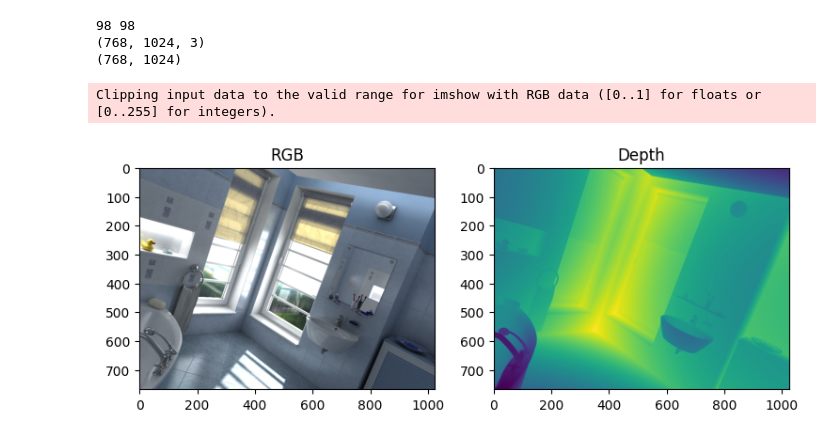
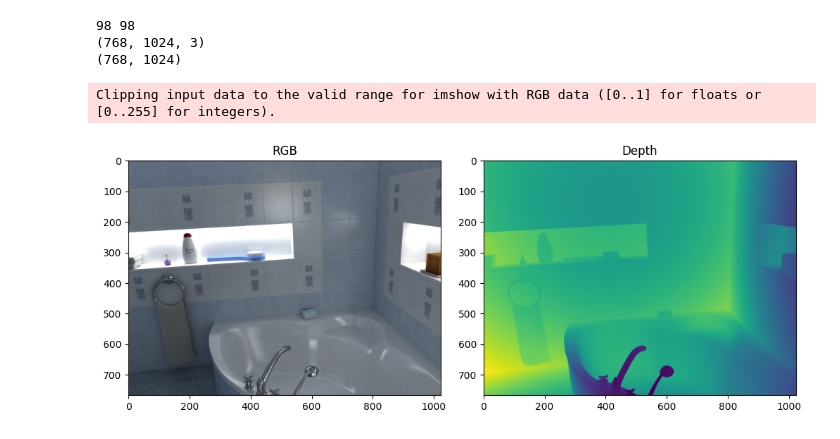
Before and after one commit to VML-lambda/Hologram--3d-toy-project, a Jupyter notebook: load_depth_file.ipynb, the cells around one changed output. Drawn from its saved outputs; the diff is of its cells as text; code cells hidden in the pictures.

```diff
--- a/load_depth_file.ipynb
+++ b/load_depth_file.ipynb
@@ -4,17 +4,17 @@ from glob import glob
 import h5py
 import numpy as np
 from matplotlib import pyplot as plt
-px = 1  /plt.rcParams['figure.dpi']  # pixel in inches
+px = 1 / plt.rcParams['figure.dpi']  # pixel in inches
 
 rgb_imgs = sorted(glob("D:/dataset/hypersim/downloads/ai_001_001/ai_001_001/images/scene_cam_00_final_hdf5/*.color.hdf5"))
 depth_imgs = sorted(glob("D:/dataset/hypersim/downloads/ai_001_001/ai_001_001/images/scene_cam_00_geometry_hdf5/*.depth_meters.hdf5"))
 print(len(rgb_imgs), len(depth_imgs))
 
-with h5py.File(rgb_imgs[0]) as f:
+with h5py.File(rgb_imgs[50]) as f:
     img = np.array(f['dataset'], dtype=np.float32)
     print(img.shape)
 
-with h5py.File(depth_imgs[0]) as f:
+with h5py.File(depth_imgs[50]) as f:
     depth = np.array(f['dataset'], dtype=np.float32)
     print(depth.shape)
 # %% [output]
@@ -22,16 +22,16 @@ with h5py.File(depth_imgs[0]) as f:
 (768, 1024, 3)
 (768, 1024)
 # %%
-fig, ax = plt.subplots(figsize=(768 * px, 1024 * px), ncols=2)
+fig, ax = plt.subplots(figsize=(1024 * px, 768 * px), ncols=2)
 
 data = [img, depth]
 titles = ['RGB', 'Depth']
 for i in range(2):
     ax[i].imshow(data[i])
     ax[i].set_title(titles[i])
 
 plt.tight_layout()
 plt.show()
 # %% [output]
 Clipping input data to the valid range for imshow with RGB data ([0..1] for floats or [0..255] for integers).
-[figure, old version]
+[figure, new version]
```
Also changed, not shown: parts of 3 cells of this notebook, 1 other file.
